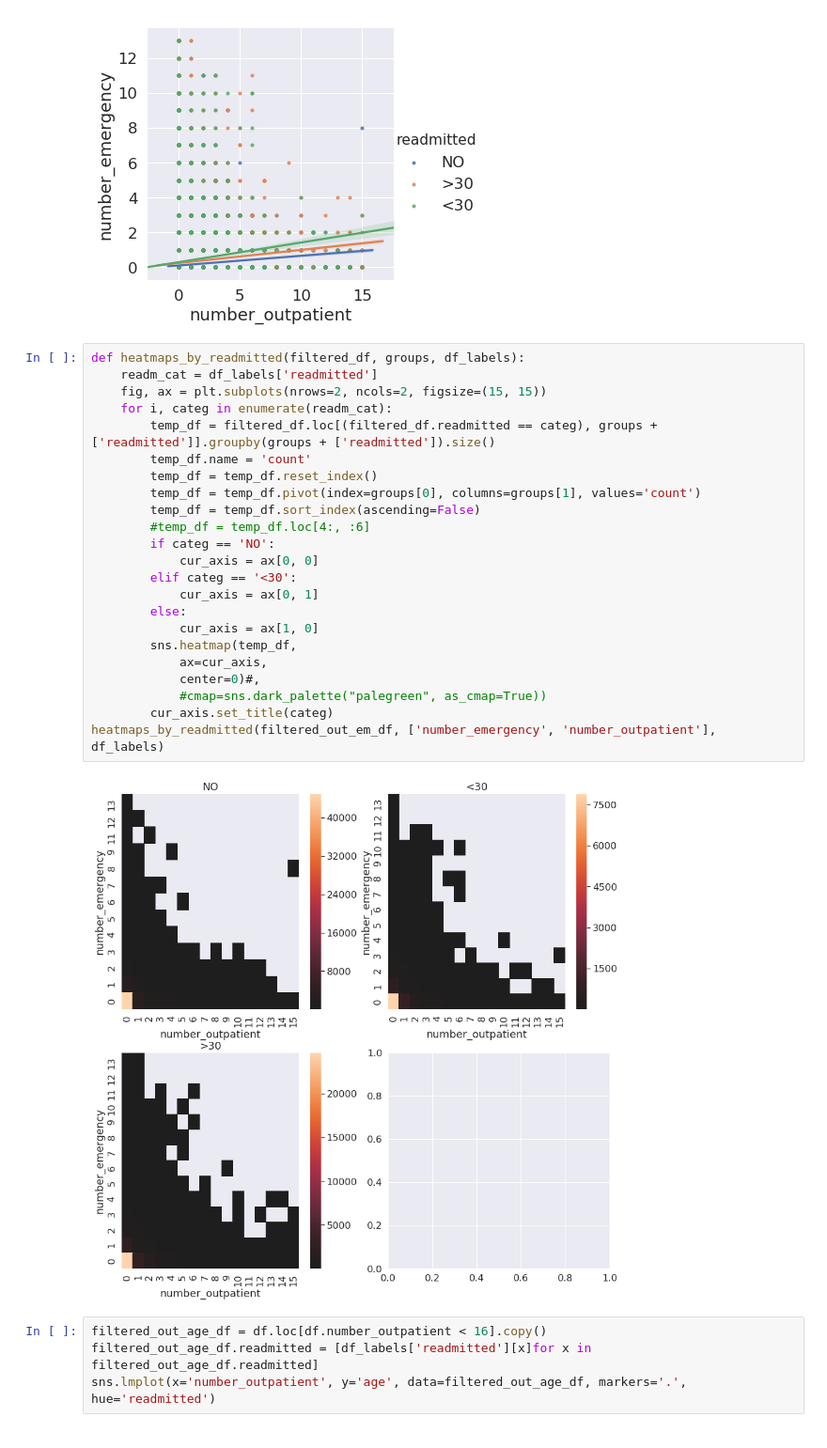
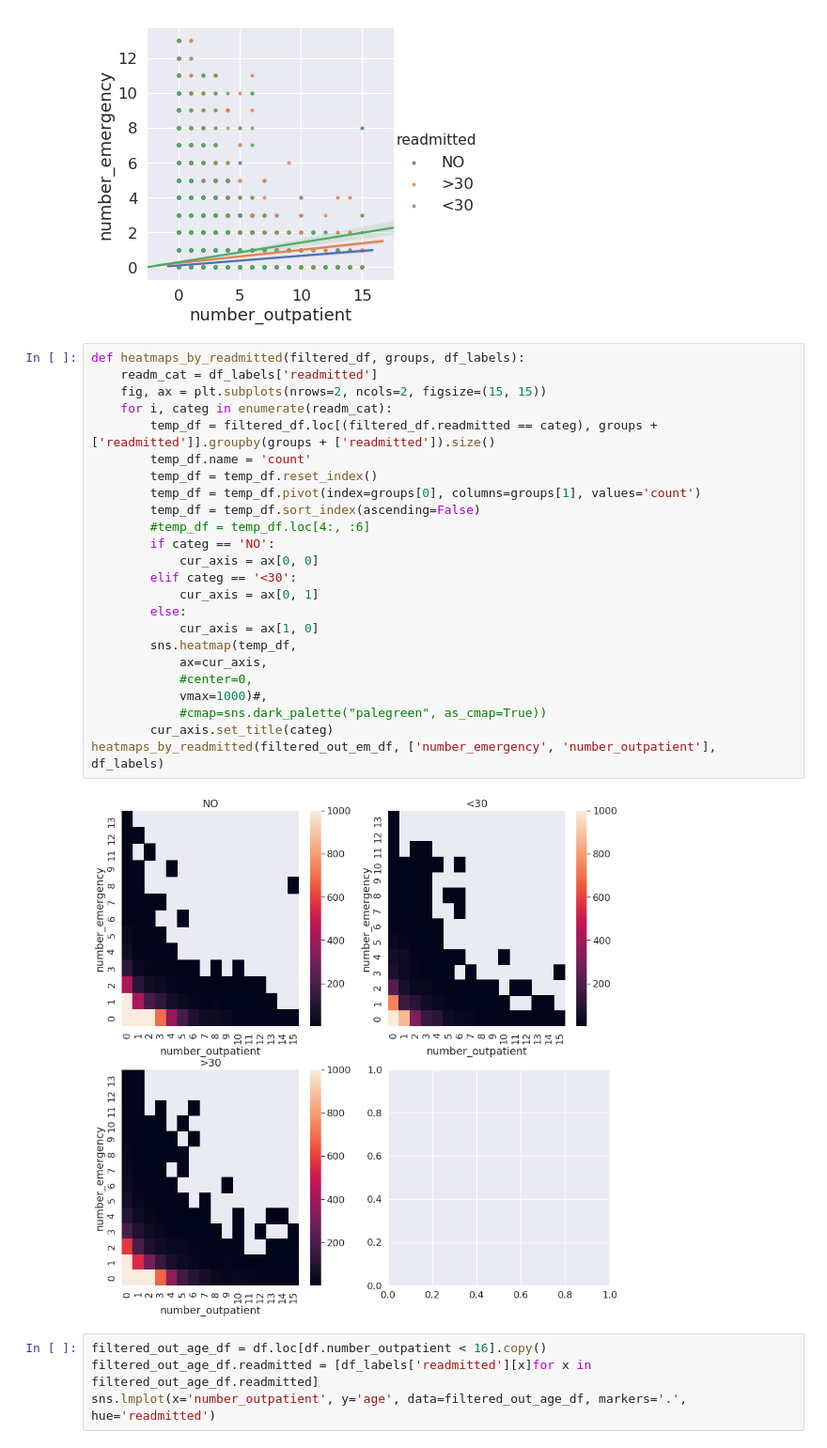
Before and after one commit to pavelzimin/hospital_readmission, a Jupyter notebook: Data_Storytelling.ipynb, the cells around one changed output. Shown at 94% size. Saved outputs shown, nothing was run; the diff lists cells and outputs as text.

```diff
--- a/Data_Storytelling.ipynb
+++ b/Data_Storytelling.ipynb
@@ -592,28 +592,29 @@ sns.lmplot(x='number_outpatient', y='number_emergency', data=filtered_out_em_df,
 # %%
 def heatmaps_by_readmitted(filtered_df, groups, df_labels):
     readm_cat = df_labels['readmitted']
     fig, ax = plt.subplots(nrows=2, ncols=2, figsize=(15, 15))
     for i, categ in enumerate(readm_cat):
         temp_df = filtered_df.loc[(filtered_df.readmitted == categ), groups + ['readmitted']].groupby(groups + ['readmitted']).size()
         temp_df.name = 'count'
         temp_df = temp_df.reset_index()
         temp_df = temp_df.pivot(index=groups[0], columns=groups[1], values='count')
         temp_df = temp_df.sort_index(ascending=False)
         #temp_df = temp_df.loc[4:, :6]
         if categ == 'NO':
             cur_axis = ax[0, 0]
         elif categ == '<30':
             cur_axis = ax[0, 1]
         else:
             cur_axis = ax[1, 0]
         sns.heatmap(temp_df,
             ax=cur_axis,
-            center=0)#,
+            #center=0,
+            vmax=1000)#,
             #cmap=sns.dark_palette("palegreen", as_cmap=True))
         cur_axis.set_title(categ)
 heatmaps_by_readmitted(filtered_out_em_df, ['number_emergency', 'number_outpatient'], df_labels)
 # %% [output]
-[figure, old version]
+[figure, new version]
 # %%
 filtered_out_age_df = df.loc[df.number_outpatient < 16].copy()
 filtered_out_age_df.readmitted = [df_labels['readmitted'][x]for x in filtered_out_age_df.readmitted]
```
Also changed, not shown: 1 other file.
